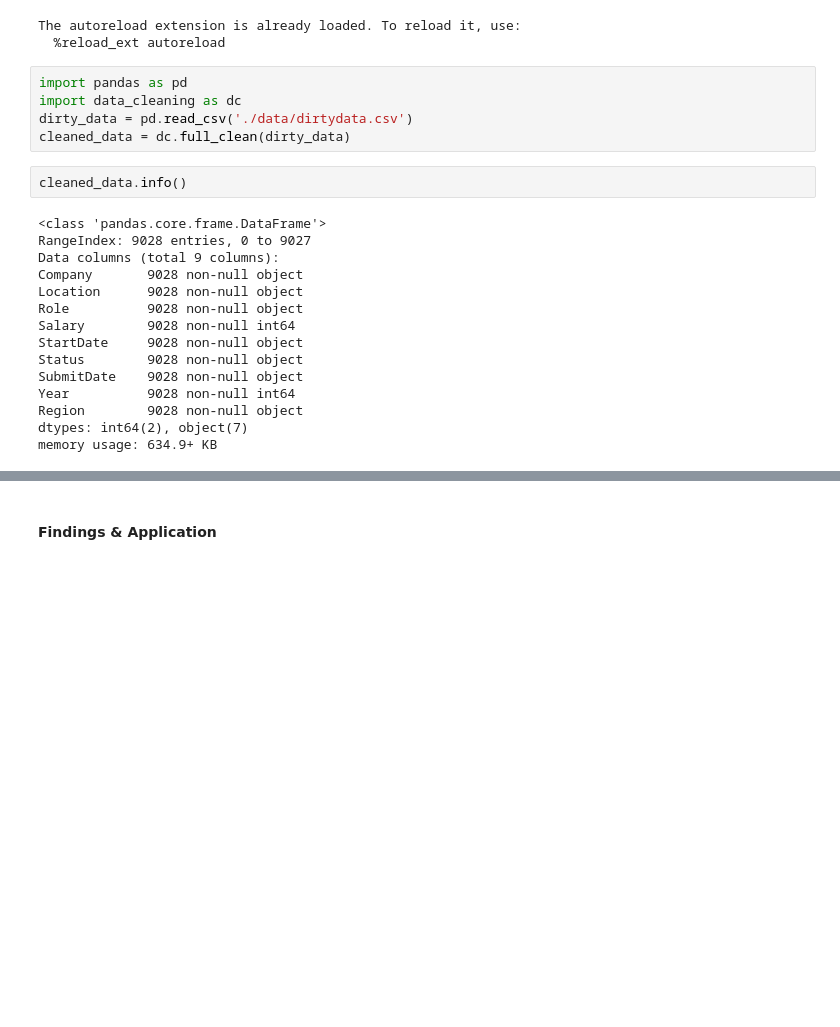
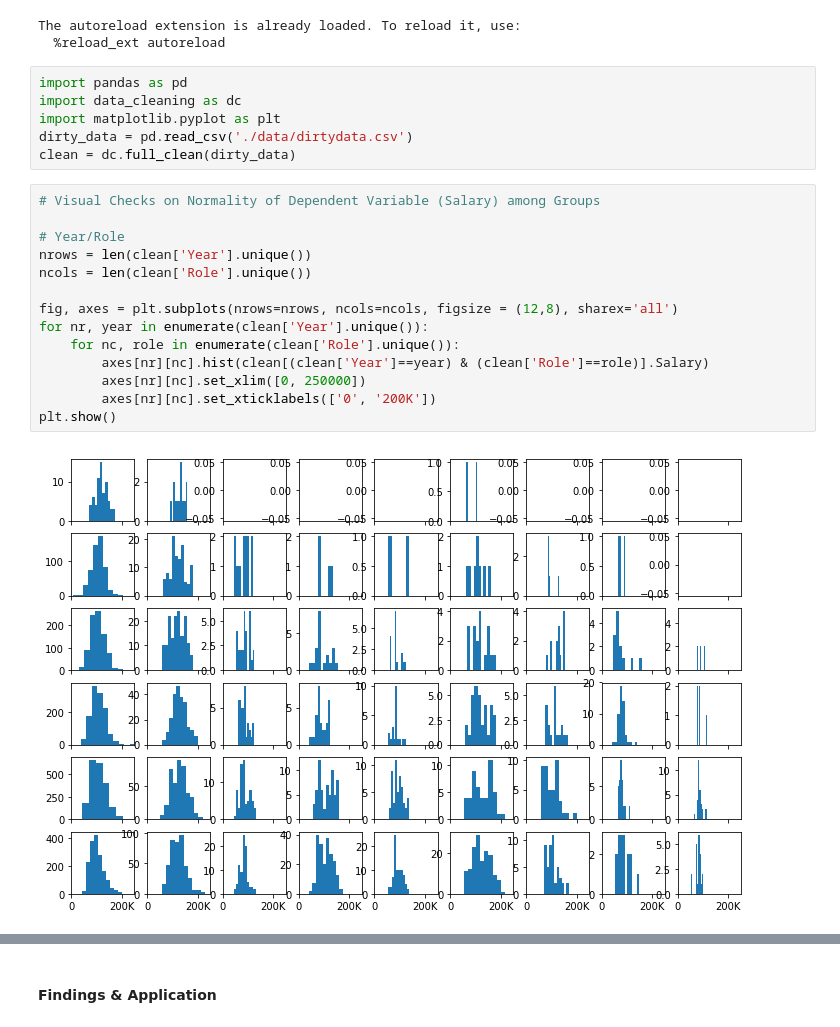
Before and after one commit to Jaboola9/Data_Scientist_Salaries_USA, a Jupyter notebook: hypothesis_testing.ipynb, the cells around one changed output, grey strips where cells are left out. Cells and saved outputs as stored; diff of their text form; blank space fills up the shorter version.

```diff
--- a/hypothesis_testing.ipynb
+++ b/hypothesis_testing.ipynb
@@ -18,22 +18,22 @@ The autoreload extension is already loaded. To reload it, use:
 # %%
 import pandas as pd
 import data_cleaning as dc
+import matplotlib.pyplot as plt
 dirty_data = pd.read_csv('./data/dirtydata.csv')
-cleaned_data = dc.full_clean(dirty_data)
+clean = dc.full_clean(dirty_data)
-# %%
-cleaned_data.info()
-# %% [output]
-<class 'pandas.core.frame.DataFrame'>
-RangeIndex: 9028 entries, 0 to 9027
-Data columns (total 9 columns):
-Company       9028 non-null object
-Location      9028 non-null object
-Role          9028 non-null object
-Salary        9028 non-null int64
-StartDate     9028 non-null object
-Status        9028 non-null object
-SubmitDate    9028 non-null object
-Year          9028 non-null int64
-Region        9028 non-null object
-dtypes: int64(2), object(7)
-memory usage: 634.9+ KB
+# %%
+# Visual Checks on Normality of Dependent Variable (Salary) among Groups
+
+# Year/Role
+nrows = len(clean['Year'].unique())
+ncols = len(clean['Role'].unique())
+
+fig, axes = plt.subplots(nrows=nrows, ncols=ncols, figsize = (12,8), sharex='all')
+for nr, year in enumerate(clean['Year'].unique()):
+    for nc, role in enumerate(clean['Role'].unique()):
+        axes[nr][nc].hist(clean[(clean['Year']==year) & (clean['Role']==role)].Salary)
+        axes[nr][nc].set_xlim([0, 250000])
+        axes[nr][nc].set_xticklabels(['0', '200K'])
+plt.show()
+# %% [output]
+[figure, added]
```
Also changed, not shown: parts of 2 cells of this notebook, 6 other files.
